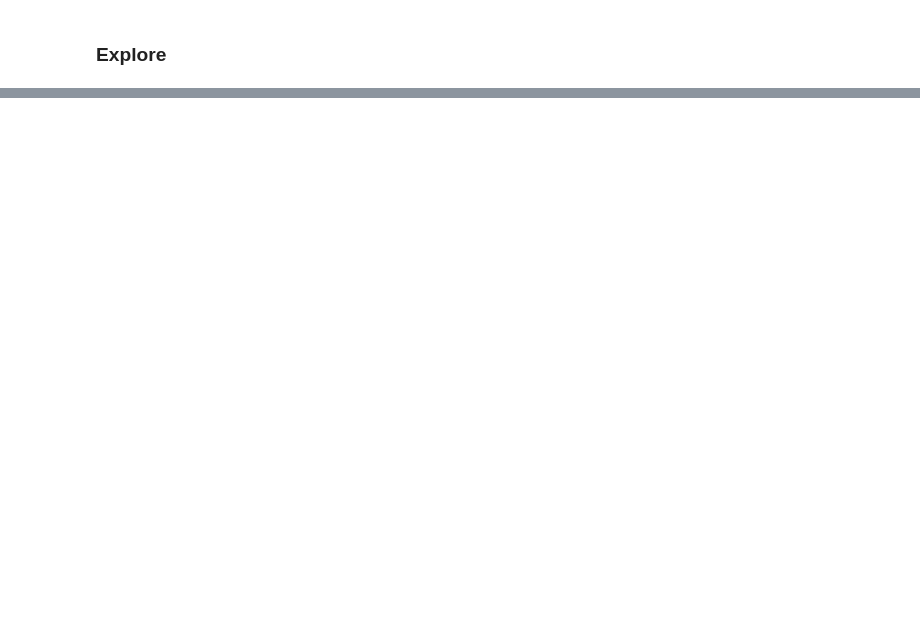
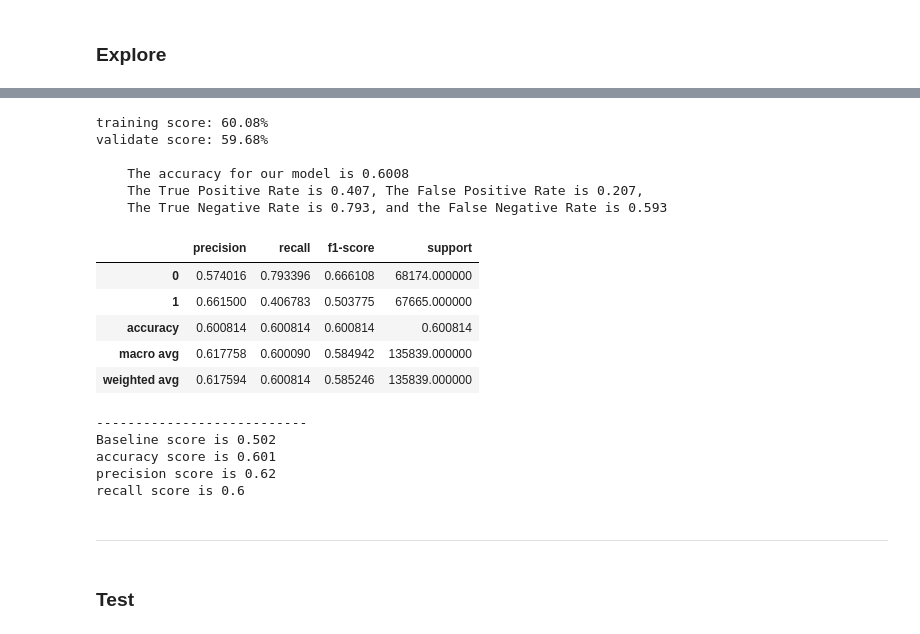
Before and after one commit to Olivert75/personal_project, a Jupyter notebook: final_workingnotebook.ipynb, the cells around one changed output, grey strips where cells are left out. Saved outputs shown, nothing was run; the diff lists cells and outputs as text; code cells hidden in the pictures; blank space fills up the shorter version.

```diff
--- a/final_workingnotebook.ipynb
+++ b/final_workingnotebook.ipynb
@@ -62,0 +220,30 @@ Text(0.5, 1.0, 'Features Correlated with Catch Rates')
+# %%
+#set parameters, fit to our X and y train, get a score for train and validate sets.
+knn, y_pred = m.kn_neigh(X_train, X_validate, y_train, y_validate)
+m.get_metrics(train, validate, test, x_col, y_col, y_pred, knn)
+# %% [output]
+training score: 60.08%
+validate score: 59.68%
+
+    The accuracy for our model is 0.6008
+    The True Positive Rate is 0.407, The False Positive Rate is 0.207,
+    The True Negative Rate is 0.793, and the False Negative Rate is 0.593
+|  | precision | recall | f1-score | support |
+| 0 | 0.574016 | 0.793396 | 0.666108 | 68174.000000 |
+| 1 | 0.661500 | 0.406783 | 0.503775 | 67665.000000 |
+| accuracy | 0.600814 | 0.600814 | 0.600814 | 0.600814 |
+| macro avg | 0.617758 | 0.600090 | 0.584942 | 135839.000000 |
+| weighted avg | 0.617594 | 0.600814 | 0.585246 | 135839.000000 |
+# %%
+#Report for K-nearest-neighbors
+m.knn_score(baseline, X_train, y_train, y_pred)
+# %% [output]
+---------------------------
+Baseline score is 0.502
+accuracy score is 0.601
+precision score is 0.62
+recall score is 0.6
+# %% [markdown]
+---
+# %% [markdown]
+### Test
```
Also changed, not shown: parts of 28 cells of this notebook.
